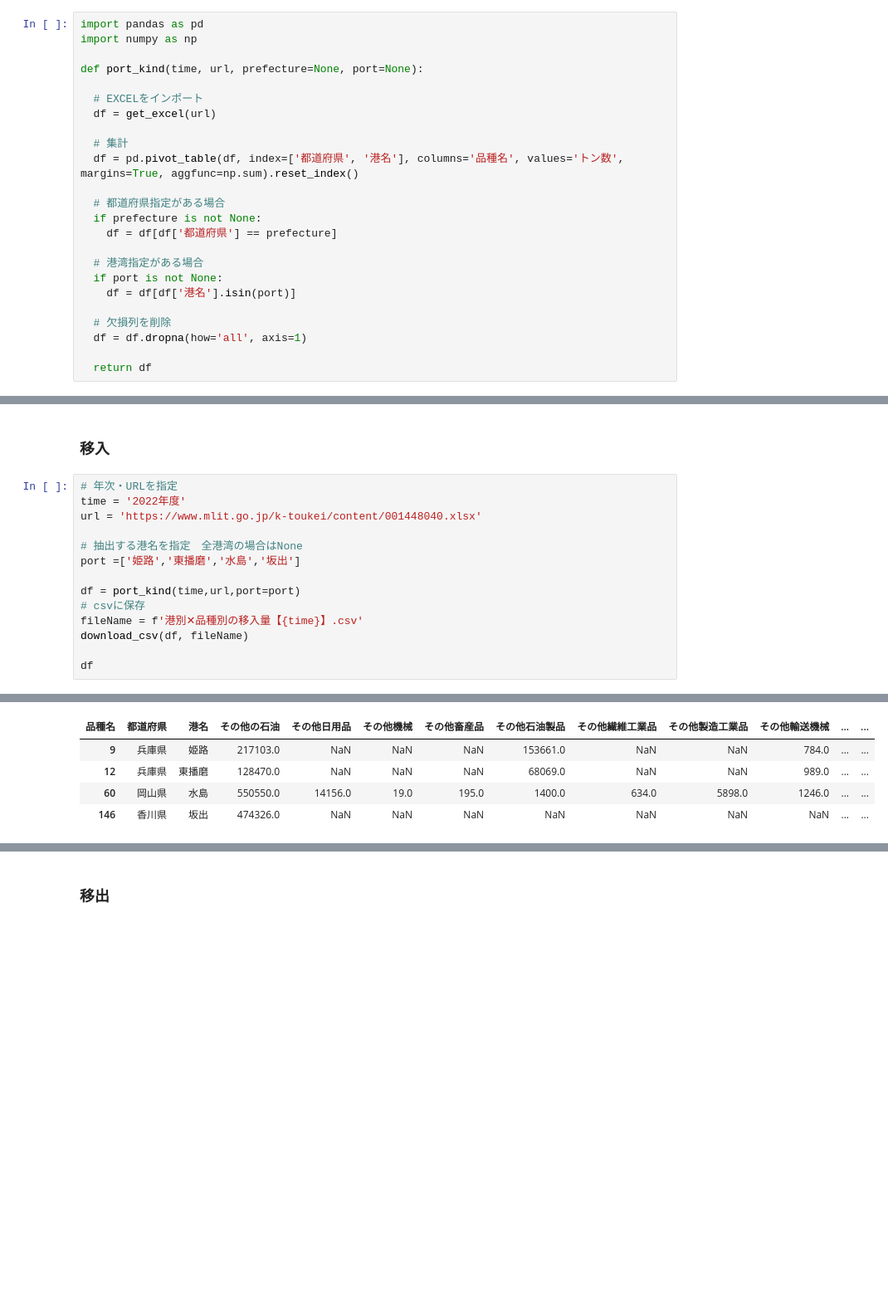
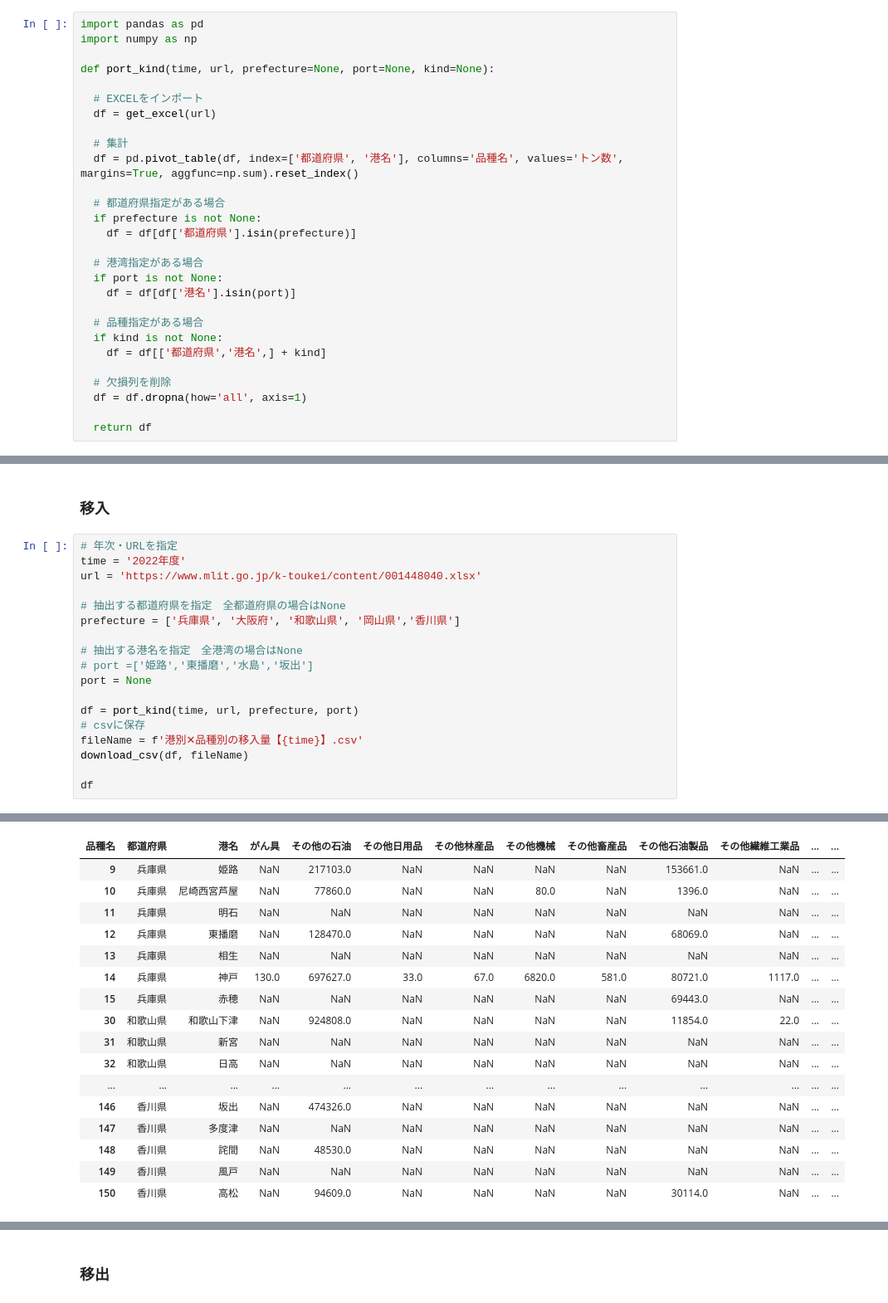
Before and after one commit to dicechick373/google-colab, a Jupyter notebook: 2022_kouwan/港湾統計（全国）.ipynb, the cells around one changed output, grey strips where cells are left out. Shown at 83% size. Cells and saved outputs as stored; diff of their text form; blank space fills up the shorter version.

```diff
--- a/2022_kouwan/港湾統計（全国）.ipynb
+++ b/2022_kouwan/港湾統計（全国）.ipynb
@@ -90,7 +90,7 @@ params_cargo = [
 import pandas as pd
 import numpy as np
 
-def port_kind(time, url, prefecture=None, port=None):
+def port_kind(time, url, prefecture=None, port=None, kind=None):
 
   # EXCELをインポート
   df = get_excel(url)
@@ -100,12 +100,16 @@ def port_kind(time, url, prefecture=None, port=None):
 
   # 都道府県指定がある場合
   if prefecture is not None:
-    df = df[df['都道府県'] == prefecture]
+    df = df[df['都道府県'].isin(prefecture)]
 
   # 港湾指定がある場合
   if port is not None:
     df = df[df['港名'].isin(port)]
 
+  # 品種指定がある場合
+  if kind is not None:
+    df = df[['都道府県','港名',] + kind]
+
   # 欠損列を削除
   df = df.dropna(how='all', axis=1)
 
@@ -168,22 +187,38 @@ df
 # %%
 # 年次・URLを指定
 time = '2022年度'
 url = 'https://www.mlit.go.jp/k-toukei/content/001448040.xlsx'
 
+# 抽出する都道府県を指定　全都道府県の場合はNone
+prefecture = ['兵庫県', '大阪府', '和歌山県', '岡山県','香川県']
+
 # 抽出する港名を指定　全港湾の場合はNone
-port =['姫路','東播磨','水島','坂出']
+# port =['姫路','東播磨','水島','坂出']
+port = None
 
-df = port_kind(time,url,port=port)
+df = port_kind(time, url, prefecture, port)
 # csvに保存
 fileName = f'港別✕品種別の移入量【{time}】.csv'
 download_csv(df, fileName)
 
 df
 # %% [output]
 [interactive output not drawn]
 [interactive output not drawn]
-| 品種名 | 都道府県 | 港名 | その他の石油 | その他日用品 | その他機械 | その他畜産品 | その他石油製品 | その他繊維工業品 | その他製造工業品 | その他輸送機械 | ... | ... |
-| 9 | 兵庫県 | 姫路 | 217103.0 | NaN | NaN | NaN | 153661.0 | NaN | NaN | 784.0 | ... | ... |
-| 12 | 兵庫県 | 東播磨 | 128470.0 | NaN | NaN | NaN | 68069.0 | NaN | NaN | 989.0 | ... | ... |
-| 60 | 岡山県 | 水島 | 550550.0 | 14156.0 | 19.0 | 195.0 | 1400.0 | 634.0 | 5898.0 | 1246.0 | ... | ... |
-| 146 | 香川県 | 坂出 | 474326.0 | NaN | NaN | NaN | NaN | NaN | NaN | NaN | ... | ... |
+| 品種名 | 都道府県 | 港名 | がん具 | その他の石油 | その他日用品 | その他林産品 | その他機械 | その他畜産品 | その他石油製品 | その他繊維工業品 | ... | ... |
+| 9 | 兵庫県 | 姫路 | NaN | 217103.0 | NaN | NaN | NaN | NaN | 153661.0 | NaN | ... | ... |
+| 10 | 兵庫県 | 尼崎西宮芦屋 | NaN | 77860.0 | NaN | NaN | 80.0 | NaN | 1396.0 | NaN | ... | ... |
+| 11 | 兵庫県 | 明石 | NaN | NaN | NaN | NaN | NaN | NaN | NaN | NaN | ... | ... |
+| 12 | 兵庫県 | 東播磨 | NaN | 128470.0 | NaN | NaN | NaN | NaN | 68069.0 | NaN | ... | ... |
+| 13 | 兵庫県 | 相生 | NaN | NaN | NaN | NaN | NaN | NaN | NaN | NaN | ... | ... |
+| 14 | 兵庫県 | 神戸 | 130.0 | 697627.0 | 33.0 | 67.0 | 6820.0 | 581.0 | 80721.0 | 1117.0 | ... | ... |
+| 15 | 兵庫県 | 赤穂 | NaN | NaN | NaN | NaN | NaN | NaN | 69443.0 | NaN | ... | ... |
+| 30 | 和歌山県 | 和歌山下津 | NaN | 924808.0 | NaN | NaN | NaN | NaN | 11854.0 | 22.0 | ... | ... |
+| 31 | 和歌山県 | 新宮 | NaN | NaN | NaN | NaN | NaN | NaN | NaN | NaN | ... | ... |
+| 32 | 和歌山県 | 日高 | NaN | NaN | NaN | NaN | NaN | NaN | NaN | NaN | ... | ... |
+| ... | ... | ... | ... | ... | ... | ... | ... | ... | ... | ... | ... | ... |
+| 146 | 香川県 | 坂出 | NaN | 474326.0 | NaN | NaN | NaN | NaN | NaN | NaN | ... | ... |
+| 147 | 香川県 | 多度津 | NaN | NaN | NaN | NaN | NaN | NaN | NaN | NaN | ... | ... |
+| 148 | 香川県 | 詫間 | NaN | 48530.0 | NaN | NaN | NaN | NaN | NaN | NaN | ... | ... |
+| 149 | 香川県 | 風戸 | NaN | NaN | NaN | NaN | NaN | NaN | NaN | NaN | ... | ... |
+| 150 | 香川県 | 高松 | NaN | 94609.0 | NaN | NaN | NaN | NaN | 30114.0 | NaN | ... | ... |
```
Also changed, not shown: parts of 4 cells of this notebook.
